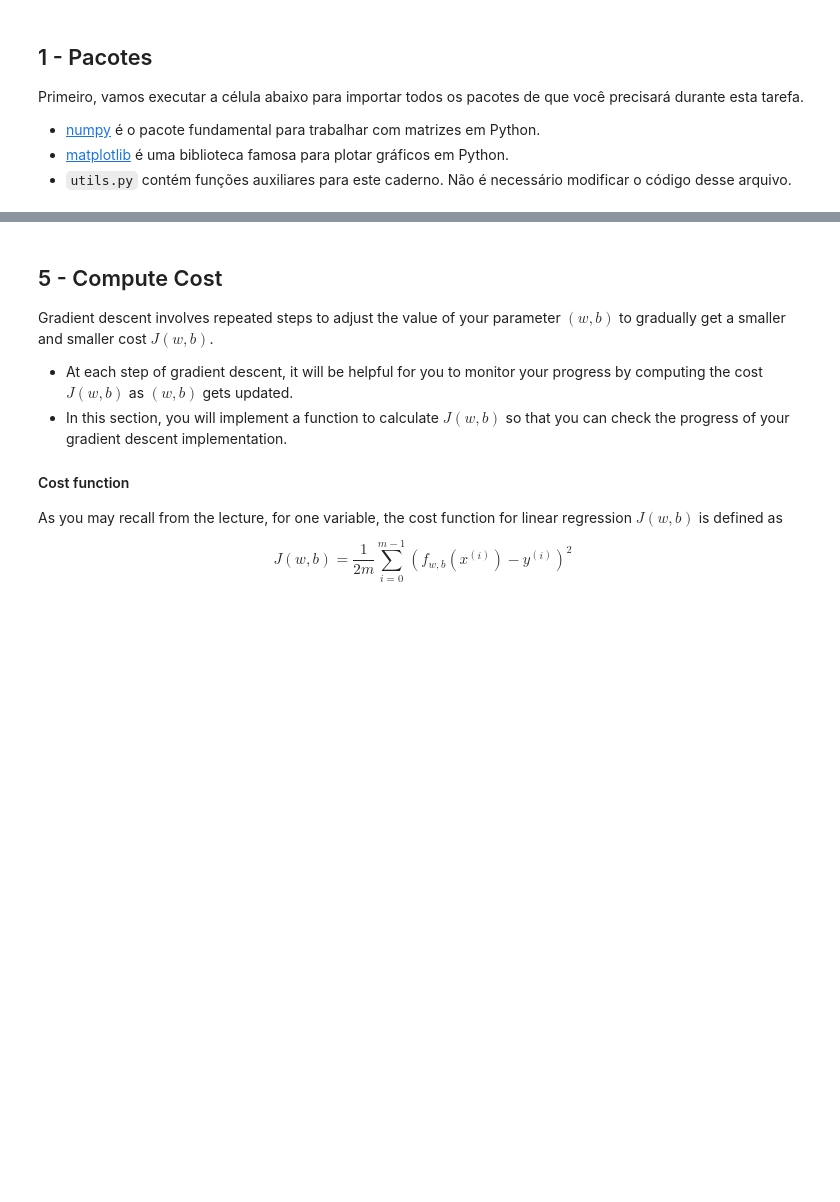
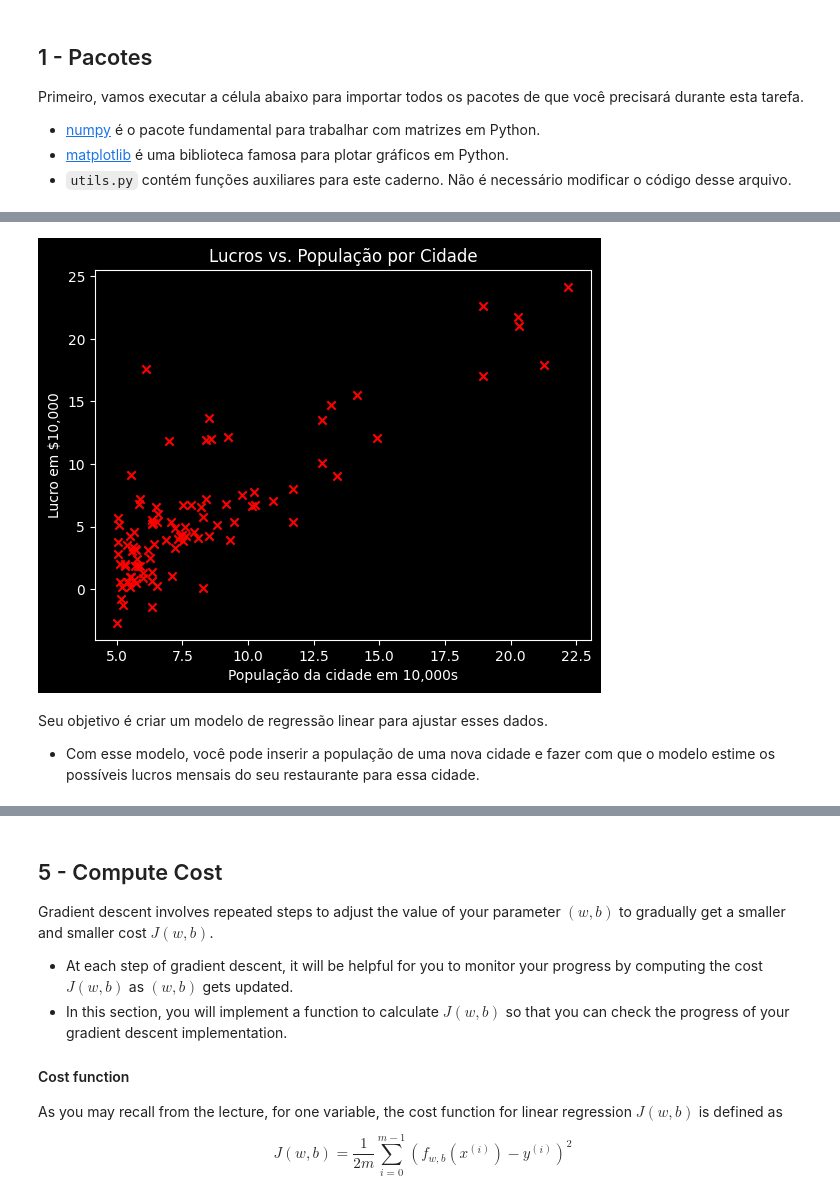
Before and after one commit to fabiobento/dnn-course-2024-1, a Jupyter notebook: 00_course_folder/ml_intro/class_02/5 - Atividade Avaliativa - Regressão Linear/C1_W2_Linear_Regression.ipynb, the cells around one changed output, grey strips where cells are left out. Saved outputs shown, nothing was run; the diff lists cells and outputs as text; code cells hidden in the pictures; blank space fills up the shorter version.

```diff
--- a/00_course_folder/ml_intro/class_02/5 - Atividade Avaliativa - Regressão Linear/C1_W2_Linear_Regression.ipynb
+++ b/00_course_folder/ml_intro/class_02/5 - Atividade Avaliativa - Regressão Linear/C1_W2_Linear_Regression.ipynb
@@ -130,2 +123,19 @@ Your goal is to build a linear regression model to fit this data.
+# %%
+# Crie um gráfico de dispersão dos dados. Para alterar os marcadores para "x" vermelho,
+# usamos os parâmetros 'marker' e 'c'
+plt.scatter(x_train, y_train, marker='x', c='r')
+
+# Defina o título
+plt.title("Lucros vs. População por Cidade")
+# Defina o rótulo do eixo y
+plt.ylabel('Lucro em $10,000')
+# Defina o rótulo do eixo x
+plt.xlabel('População da cidade em 10,000s')
+plt.show()
+# %% [output]
+[figure, added]
+# %% [markdown]
+Seu objetivo é criar um modelo de regressão linear para ajustar esses dados.
+- Com esse modelo, você pode inserir a população de uma nova cidade e fazer com que o modelo estime os possíveis lucros mensais do seu restaurante para essa cidade.
 # %% [markdown]
 <a name="4"></a>
```
Also changed, not shown: parts of 22 cells of this notebook, 1 other file.
